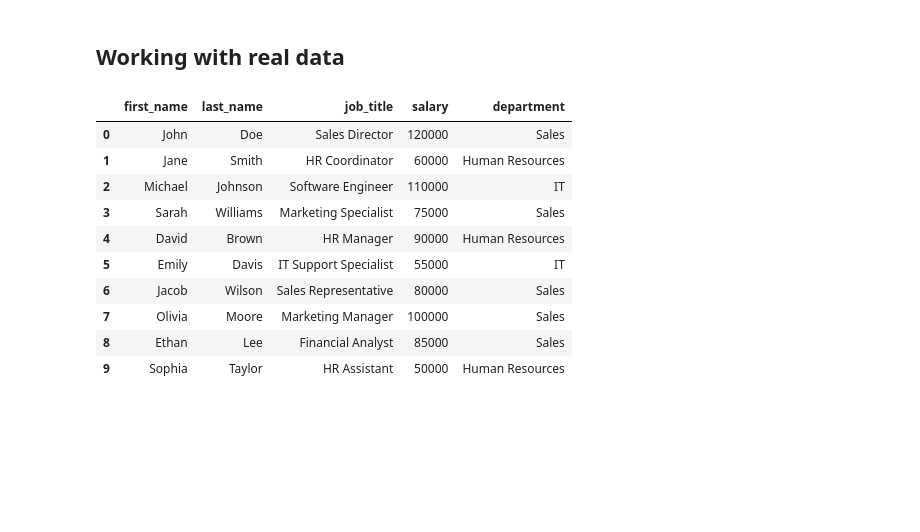
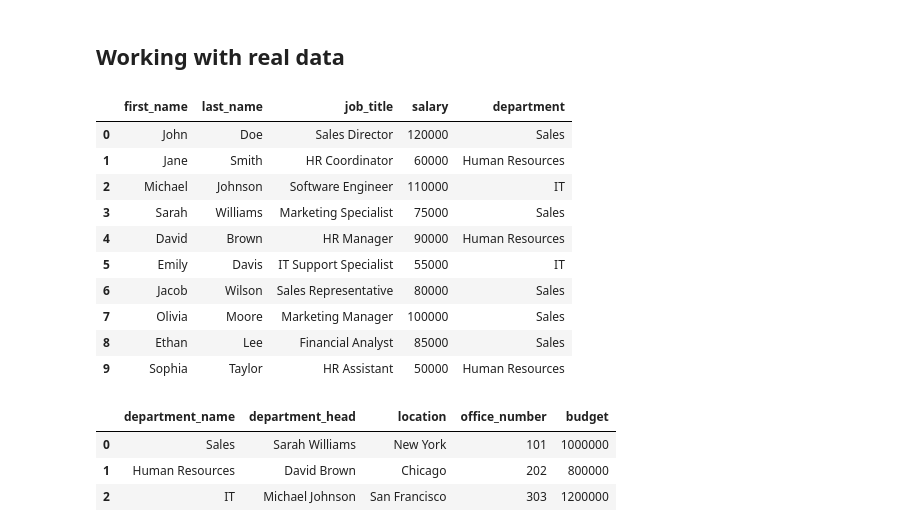
Before and after one commit to everyloop/Databehandling-AI23, a Jupyter notebook: Code-Alongs/L015_Combining_datasets.ipynb, the cells around one changed output. Drawn from its saved outputs; the diff is of its cells as text; code cells hidden in the pictures; blank space fills up the shorter version.

```diff
--- a/Code-Alongs/L015_Combining_datasets.ipynb
+++ b/Code-Alongs/L015_Combining_datasets.ipynb
@@ -276,16 +276,22 @@ left.merge(right, how='right', left_on='LF', right_on='RF')
 ## Working with real data
 # %%
 employees = pd.read_json("../data/employees.json")
-employees
+departments = pd.read_json("../data/departments.json")
+display(employees)
+display(departments)
 # %% [output]
 |  | first_name | last_name | job_title | salary | department |
 | 0 | John | Doe | Sales Director | 120000 | Sales |
 | 1 | Jane | Smith | HR Coordinator | 60000 | Human Resources |
 | 2 | Michael | Johnson | Software Engineer | 110000 | IT |
 | 3 | Sarah | Williams | Marketing Specialist | 75000 | Sales |
 | 4 | David | Brown | HR Manager | 90000 | Human Resources |
 | 5 | Emily | Davis | IT Support Specialist | 55000 | IT |
 | 6 | Jacob | Wilson | Sales Representative | 80000 | Sales |
 | 7 | Olivia | Moore | Marketing Manager | 100000 | Sales |
 | 8 | Ethan | Lee | Financial Analyst | 85000 | Sales |
 | 9 | Sophia | Taylor | HR Assistant | 50000 | Human Resources |
+|  | department_name | department_head | location | office_number | budget |
+| 0 | Sales | Sarah Williams | New York | 101 | 1000000 |
+| 1 | Human Resources | David Brown | Chicago | 202 | 800000 |
+| 2 | IT | Michael Johnson | San Francisco | 303 | 1200000 |
```
Also changed, not shown: parts of 2 cells of this notebook.
